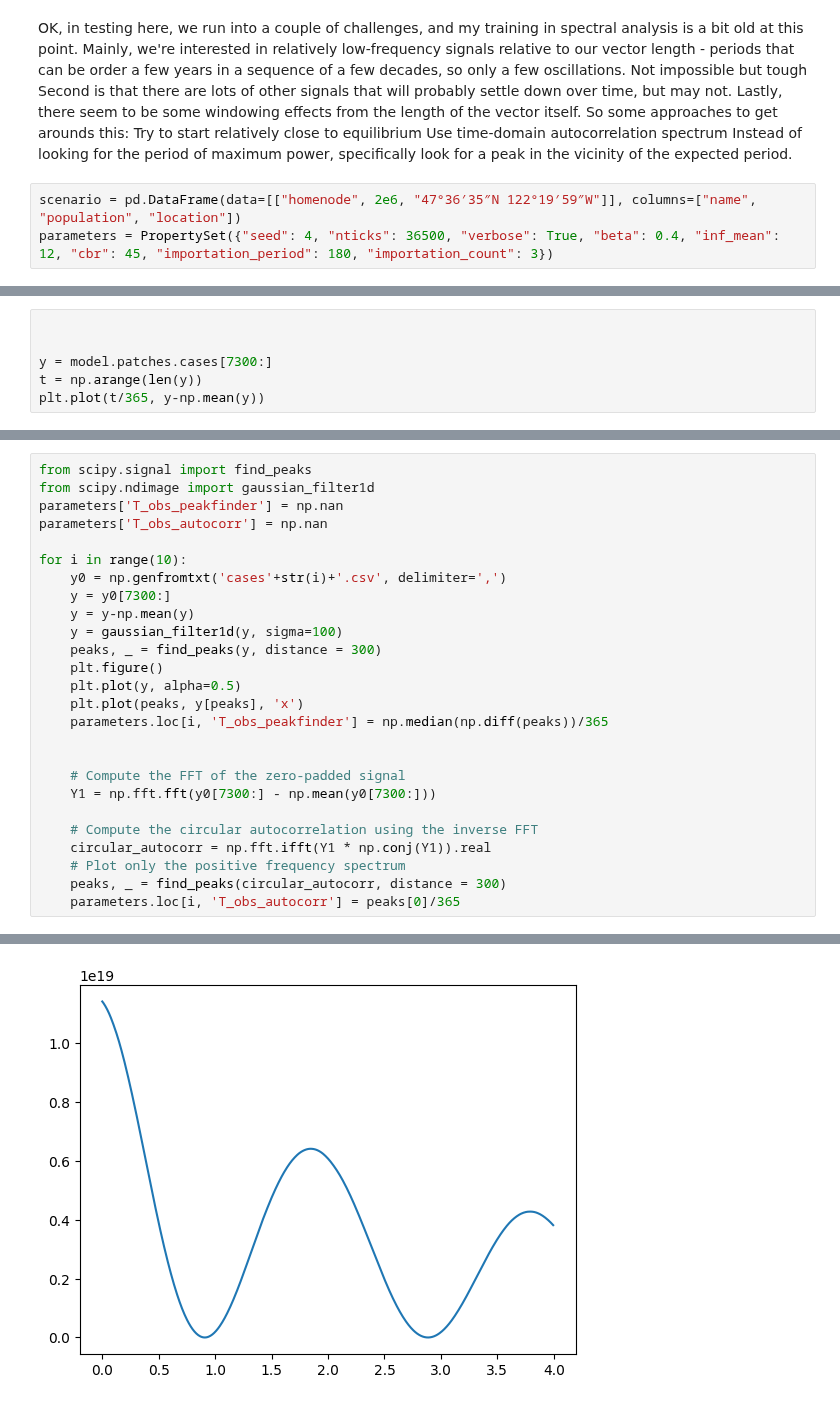
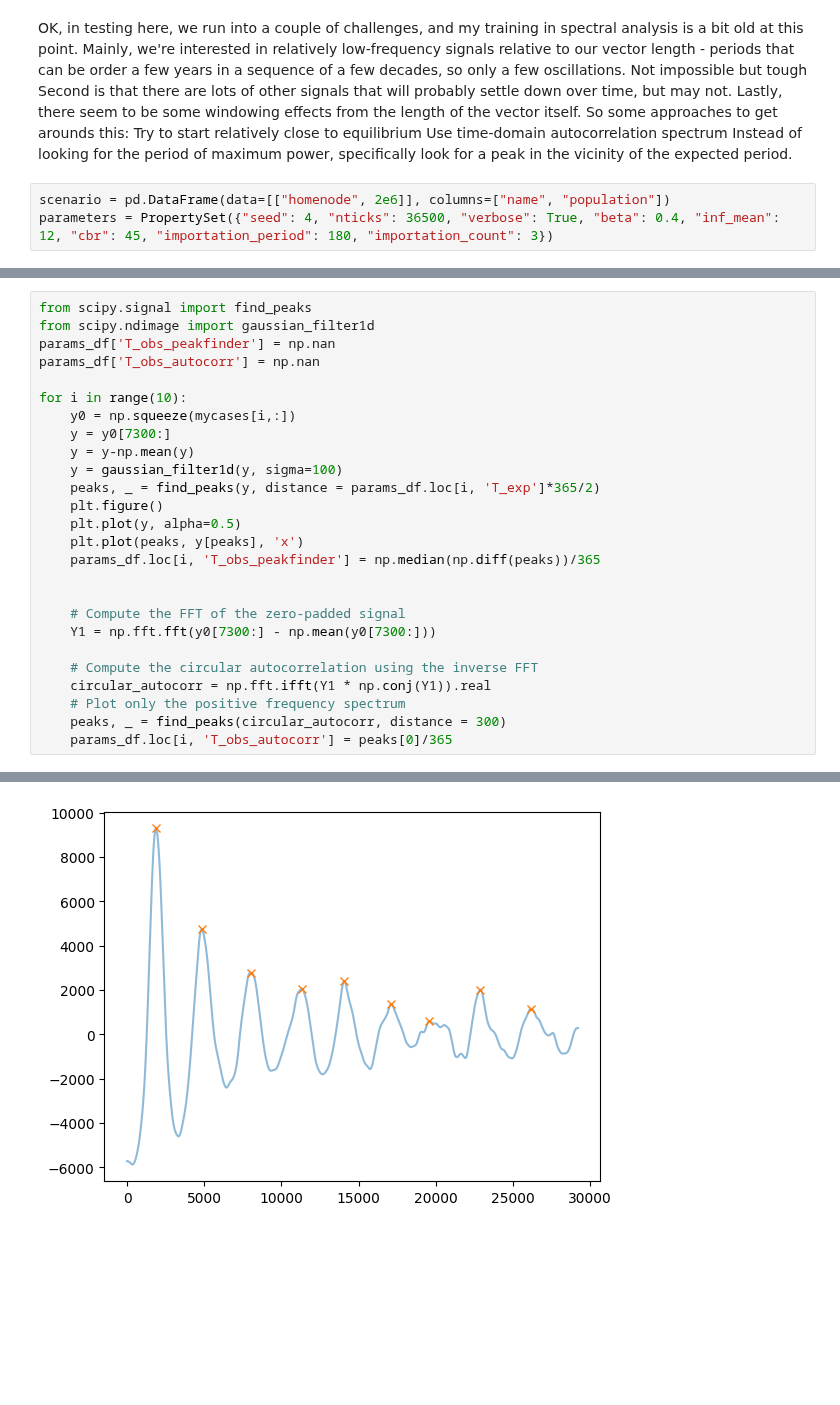
Before and after one commit to InstituteforDiseaseModeling/laser-generic, a Jupyter notebook: notebooks/SIR_wbirths_natural_periodicity.ipynb, the cells around one changed output, grey strips where cells are left out. Saved outputs shown, nothing was run; the diff lists cells and outputs as text; blank space fills up the shorter version.

```diff
--- a/notebooks/SIR_wbirths_natural_periodicity.ipynb
+++ b/notebooks/SIR_wbirths_natural_periodicity.ipynb
@@ -35,6 +36,6 @@ Use time-domain autocorrelation spectrum
 Instead of looking for the period of maximum power, specifically look for a peak in the vicinity of
 the expected period.
 # %%
-scenario = pd.DataFrame(data=[["homenode", 2e6, "47°36′35″N 122°19′59″W"]], columns=["name", "population", "location"])
+scenario = pd.DataFrame(data=[["homenode", 2e6]], columns=["name", "population"])
 parameters = PropertySet({"seed": 4, "nticks": 36500, "verbose": True, "beta": 0.4, "inf_mean": 12, "cbr": 45, "importation_period": 180, "importation_count": 3})
 # %%
@@ -176,6 +191,0 @@ Initializing the generic model with 1 patches…
-# %%
-
-
-y = model.patches.cases[7300:]
-t = np.arange(len(y))
-plt.plot(t/365, y-np.mean(y))
@@ -185,19 +192,19 @@ plt.plot(t/365, y-np.mean(y))
 # %%
 from scipy.signal import find_peaks
 from scipy.ndimage import gaussian_filter1d
-parameters['T_obs_peakfinder'] = np.nan
-parameters['T_obs_autocorr'] = np.nan
+params_df['T_obs_peakfinder'] = np.nan
+params_df['T_obs_autocorr'] = np.nan
 
 for i in range(10):
-    y0 = np.genfromtxt('cases'+str(i)+'.csv', delimiter=',')
+    y0 = np.squeeze(mycases[i,:])
     y = y0[7300:]
     y = y-np.mean(y)
     y = gaussian_filter1d(y, sigma=100)
-    peaks, _ = find_peaks(y, distance = 300)
+    peaks, _ = find_peaks(y, distance = params_df.loc[i, 'T_exp']*365/2)
     plt.figure()
     plt.plot(y, alpha=0.5)
     plt.plot(peaks, y[peaks], 'x')
-    parameters.loc[i, 'T_obs_peakfinder'] = np.median(np.diff(peaks))/365
+    params_df.loc[i, 'T_obs_peakfinder'] = np.median(np.diff(peaks))/365
 
 
     # Compute the FFT of the zero-padded signal
@@ -207,5 +214,5 @@ for i in range(10):
     circular_autocorr = np.fft.ifft(Y1 * np.conj(Y1)).real
     # Plot only the positive frequency spectrum
     peaks, _ = find_peaks(circular_autocorr, distance = 300)
-    parameters.loc[i, 'T_obs_autocorr'] = peaks[0]/365
+    params_df.loc[i, 'T_obs_autocorr'] = peaks[0]/365
 # %% [output]
@@ -214 +220 @@ for i in range(10):
-[figure, old version]
+[figure, new version]
```
Also changed, not shown: parts of 9 cells of this notebook, 7 other files.
